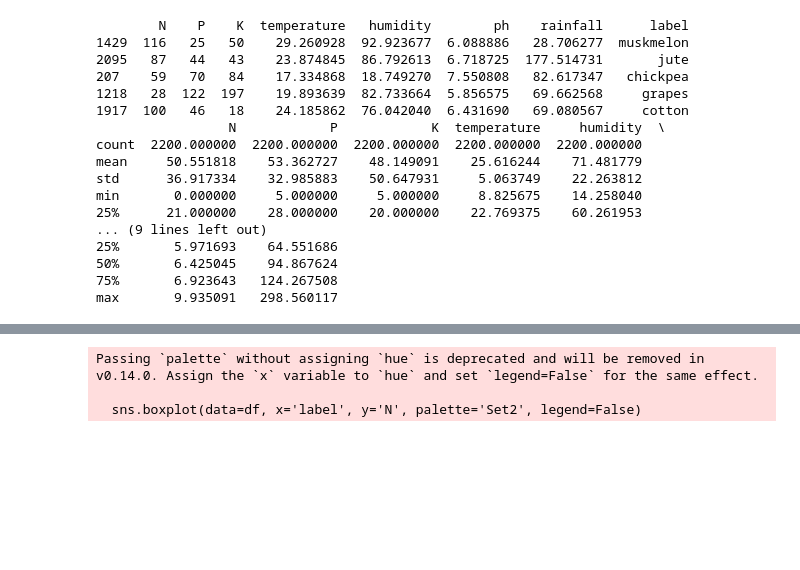
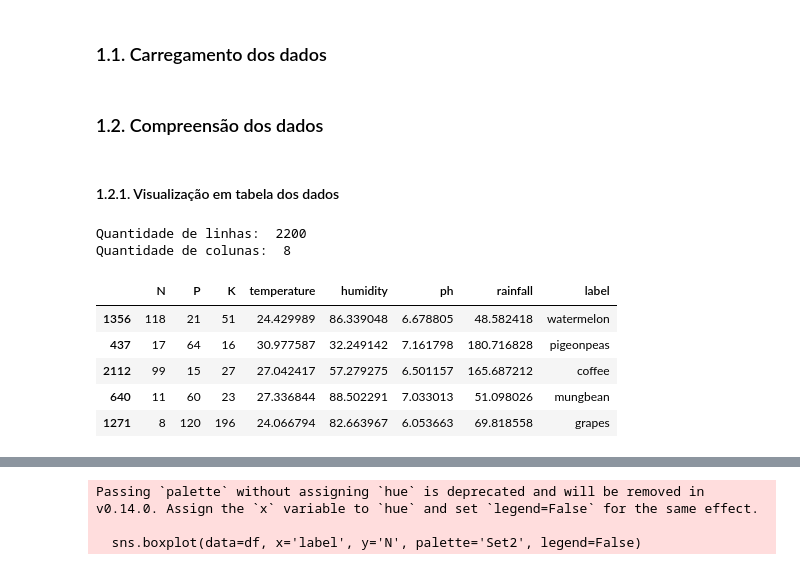
Before and after one commit to luisfuturist/activity-fiap-ai-p3a4, a Jupyter notebook: LuisFillipeEmidio_RM559976_fase3_cap14.ipynb, the cells around one changed output, grey strips where cells are left out. Cells and saved outputs as stored; diff of their text form; code cells hidden in the pictures; blank space fills up the shorter version.

```diff
--- a/LuisFillipeEmidio_RM559976_fase3_cap14.ipynb
+++ b/LuisFillipeEmidio_RM559976_fase3_cap14.ipynb
@@ -8,30 +22,25 @@ import pandas as pd
+# %% [markdown]
+### 1.1. Carregamento dos dados
 # %%
 # Load dataset
 
 df = pd.read_csv('./data/dataset.csv')
-# %%
-# Exploratory Data Analysis
-
-# Display 5 random samples from the dataset
-print(df.sample(5))
-
-# Display the summary statistics of the dataset
-print(df.describe())
-# %% [output]
-        N    P    K  temperature   humidity        ph    rainfall      label
-1429  116   25   50    29.260928  92.923677  6.088886   28.706277  muskmelon
-2095   87   44   43    23.874845  86.792613  6.718725  177.514731       jute
-207    59   70   84    17.334868  18.749270  7.550808   82.617347   chickpea
-1218   28  122  197    19.893639  82.733664  5.856575   69.662568     grapes
-1917  100   46   18    24.185862  76.042040  6.431690   69.080567     cotton
-                 N            P            K  temperature     humidity  \
-count  2200.000000  2200.000000  2200.000000  2200.000000  2200.000000
-mean     50.551818    53.362727    48.149091    25.616244    71.481779
-std      36.917334    32.985883    50.647931     5.063749    22.263812
-min       0.000000     5.000000     5.000000     8.825675    14.258040
-25%      21.000000    28.000000    20.000000    22.769375    60.261953
-... (9 lines left out)
-25%       5.971693    64.551686
-50%       6.425045    94.867624
-75%       6.923643   124.267508
-max       9.935091   298.560117
+# %% [markdown]
+### 1.2. Compreensão dos dados
+# %% [markdown]
+#### 1.2.1. Visualização em tabela dos dados
+# %%
+print("Quantidade de linhas: ", df.shape[0])
+print("Quantidade de colunas: ", df.shape[1])
+
+# Display 5 random samples from the dataset
+df.sample(5)
+# %% [output]
+Quantidade de linhas:  2200
+Quantidade de colunas:  8
+|  | N | P | K | temperature | humidity | ph | rainfall | label |
+| 1356 | 118 | 21 | 51 | 24.429989 | 86.339048 | 6.678805 | 48.582418 | watermelon |
+| 437 | 17 | 64 | 16 | 30.977587 | 32.249142 | 7.161798 | 180.716828 | pigeonpeas |
+| 2112 | 99 | 15 | 27 | 27.042417 | 57.279275 | 6.501157 | 165.687212 | coffee |
+| 640 | 11 | 60 | 23 | 27.336844 | 88.502291 | 7.033013 | 51.098026 | mungbean |
+| 1271 | 8 | 120 | 196 | 24.066794 | 82.663967 | 6.053663 | 69.818558 | grapes |
```
Also changed, not shown: parts of 18 cells of this notebook.
